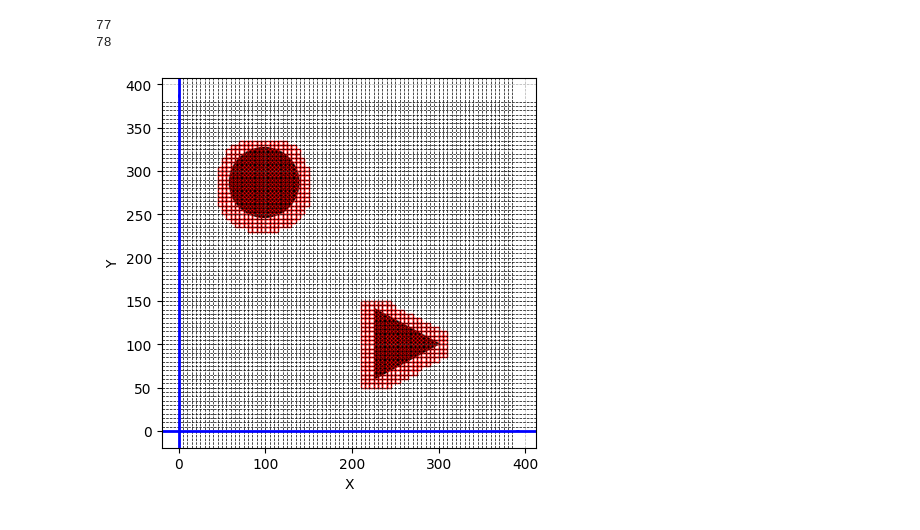
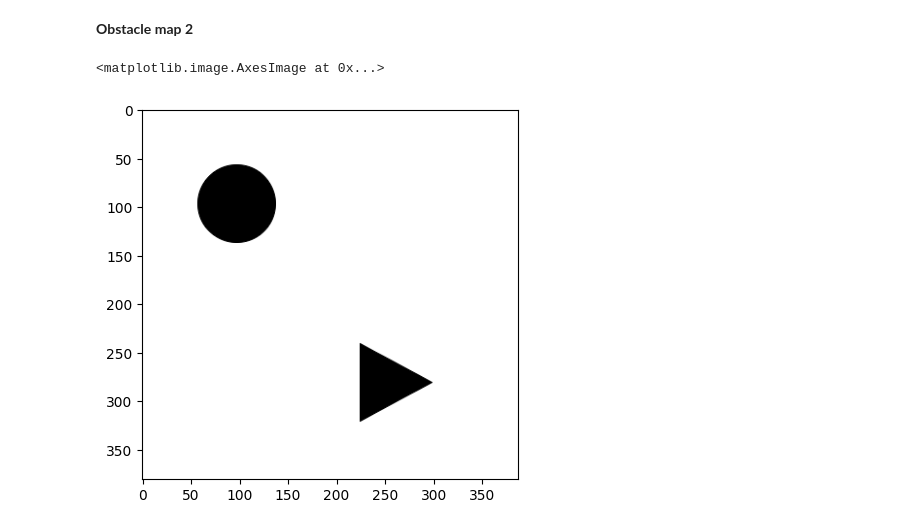
Before and after one commit to haily835/AI-Mobile-Robot-Path-Planning, a Jupyter notebook: obstacle/obstacle.ipynb, the cells around one changed output. Drawn from its saved outputs; the diff is of its cells as text; code cells hidden in the pictures.

Commit message:
Add obstacle space

```diff
--- a/obstacle/obstacle.ipynb
+++ b/obstacle/obstacle.ipynb
@@ -3,15 +0,0 @@ from obstacle_from_image import Map
-# %%
-# Example usage:
-image_path = "./o2.png"
-grid_size = 5
-padding_size = 2  # Set the desired padding size
-
-# Create a Map instance
-my_map = Map(image_path, grid_size, padding_size)
-
-# Visualize the coordinate system with labeled axes, mesh grid, obstacles, and arrows
-my_map.visualize_coordinate_system()
-# %% [output]
-77
-78
-[figure, removed]
@@ -17,0 +5,7 @@ my_map.visualize_coordinate_system()
+# %% [markdown]
+**Obstacle map 2**
+# %%
+plt.imshow(plt.imread("./o2.png"))
+# %% [output]
+<matplotlib.image.AxesImage at 0x...>
+[figure, added]
```
Also changed, not shown: parts of 7 cells of this notebook, 6 other files.
